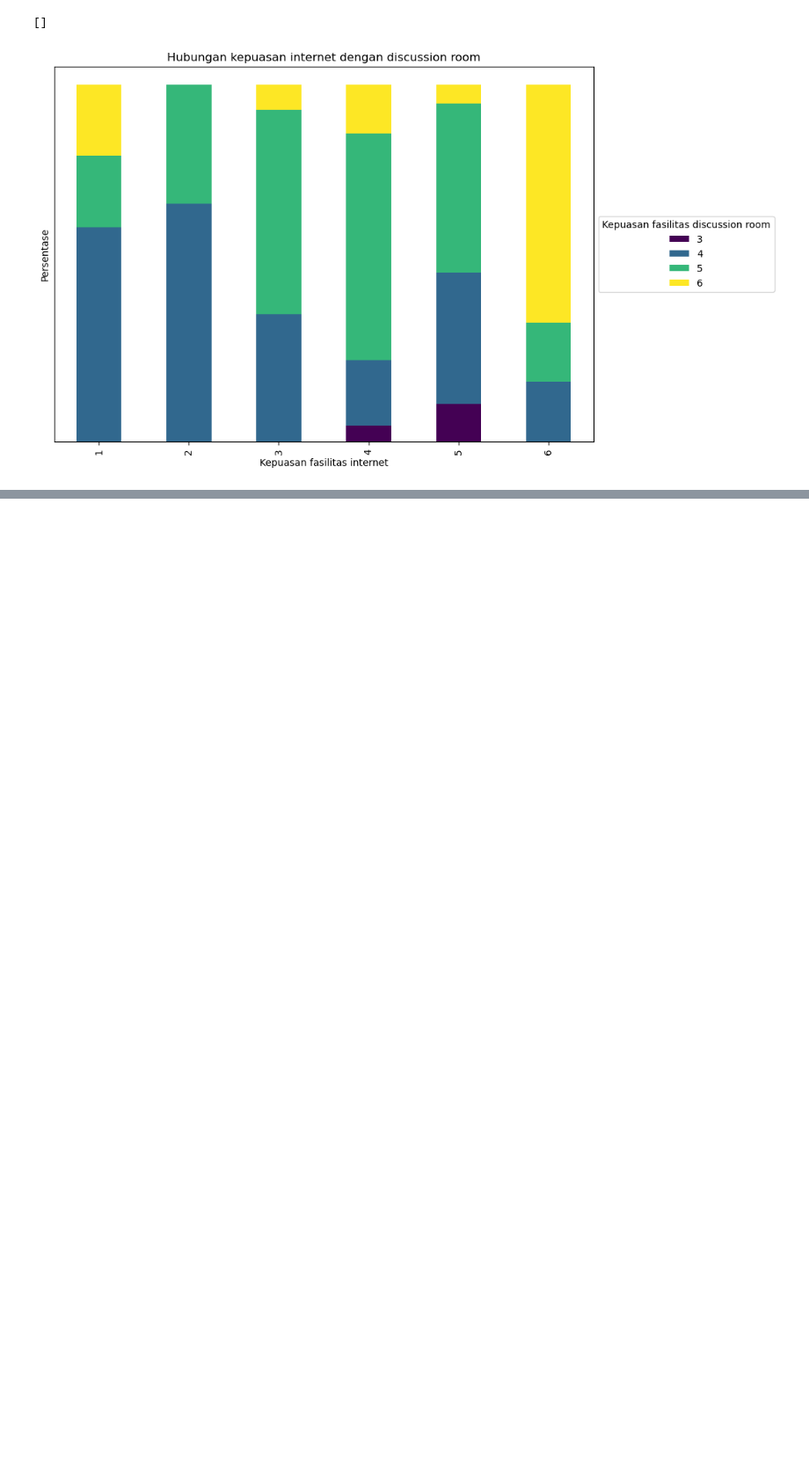
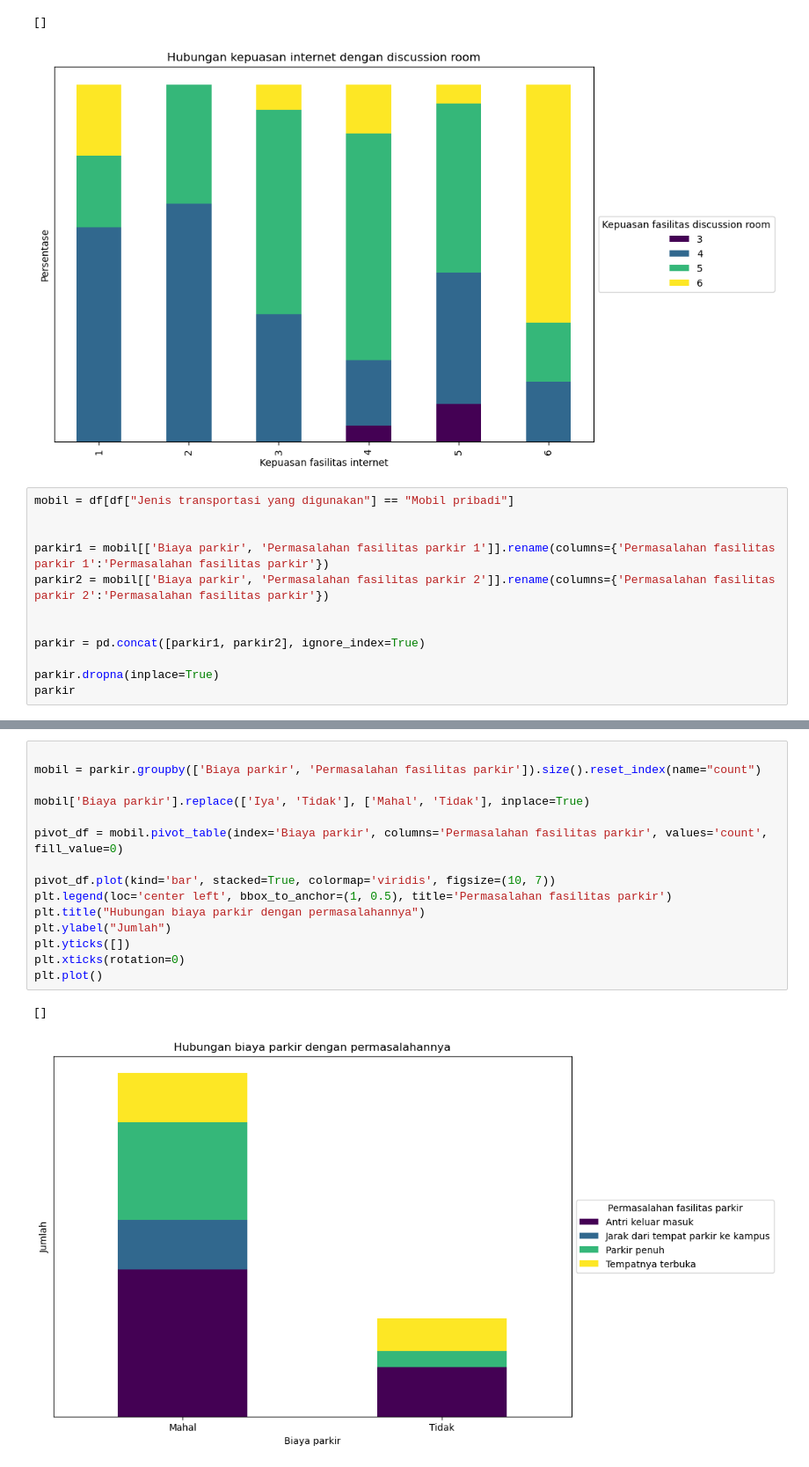
Before and after one commit to Nicohim87/SurveySamplingAOL, a Jupyter notebook: Visualization-3.ipynb, the cells around one changed output, grey strips where cells are left out. Shown at 88% size. Saved outputs shown, nothing was run; the diff lists cells and outputs as text; blank space fills up the shorter version.

```diff
--- a/Visualization-3.ipynb
+++ b/Visualization-3.ipynb
@@ -152,3 +152,15 @@ plt.plot()
 # %% [output]
 []
 [figure]
+# %%
+mobil = df[df["Jenis transportasi yang digunakan"] == "Mobil pribadi"]
+
+
+parkir1 = mobil[['Biaya parkir', 'Permasalahan fasilitas parkir 1']].rename(columns={'Permasalahan fasilitas parkir 1':'Permasalahan fasilitas parkir'})
+parkir2 = mobil[['Biaya parkir', 'Permasalahan fasilitas parkir 2']].rename(columns={'Permasalahan fasilitas parkir 2':'Permasalahan fasilitas parkir'})
+
+
+parkir = pd.concat([parkir1, parkir2], ignore_index=True)
+
+parkir.dropna(inplace=True)
+parkir
@@ -154,0 +185,18 @@ plt.plot()
+# %%
+
+mobil = parkir.groupby(['Biaya parkir', 'Permasalahan fasilitas parkir']).size().reset_index(name="count")
+
+mobil['Biaya parkir'].replace(['Iya', 'Tidak'], ['Mahal', 'Tidak'], inplace=True)
+
+pivot_df = mobil.pivot_table(index='Biaya parkir', columns='Permasalahan fasilitas parkir', values='count', fill_value=0)
+
+pivot_df.plot(kind='bar', stacked=True, colormap='viridis', figsize=(10, 7))
+plt.legend(loc='center left', bbox_to_anchor=(1, 0.5), title='Permasalahan fasilitas parkir')
+plt.title("Hubungan biaya parkir dengan permasalahannya")
+plt.ylabel("Jumlah")
+plt.yticks([])
+plt.xticks(rotation=0)
+plt.plot()
+# %% [output]
+[]
+[figure, added]
```
Also changed, not shown: parts of 3 cells of this notebook, 2 other files.
